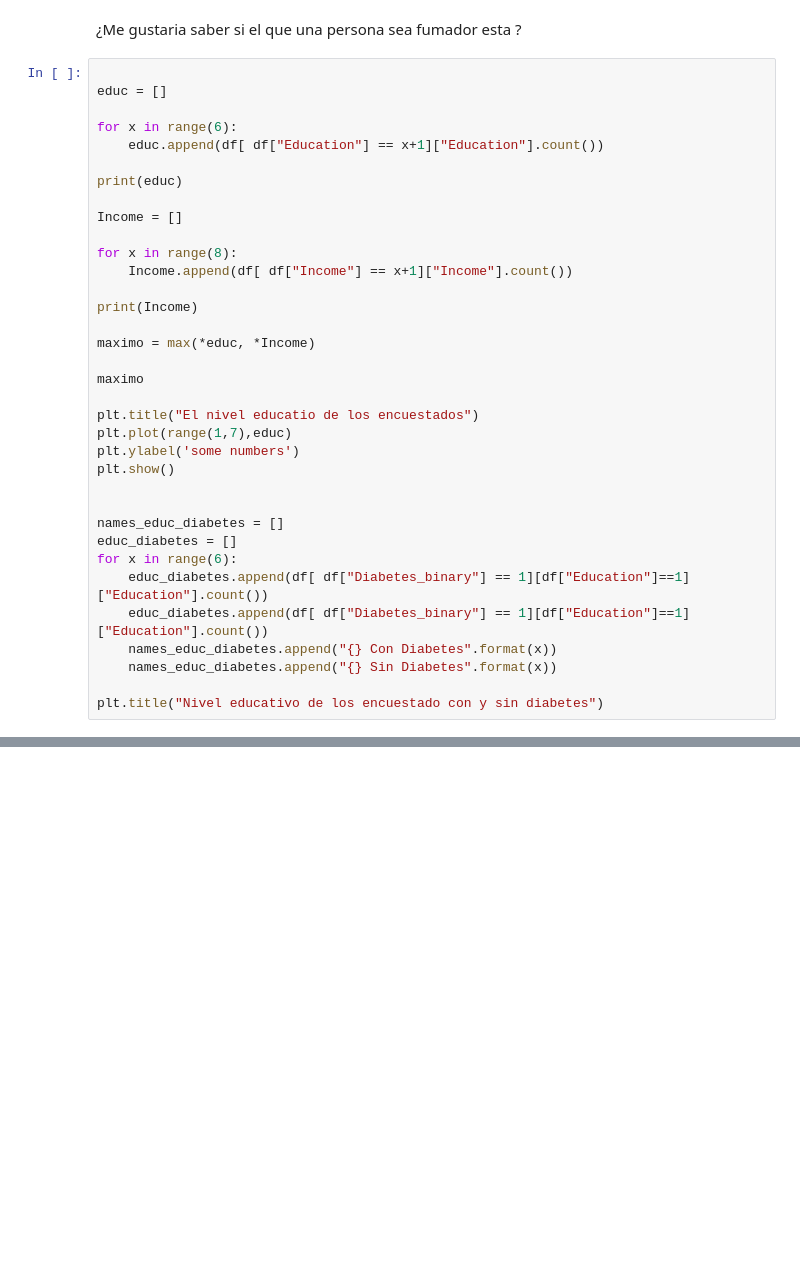
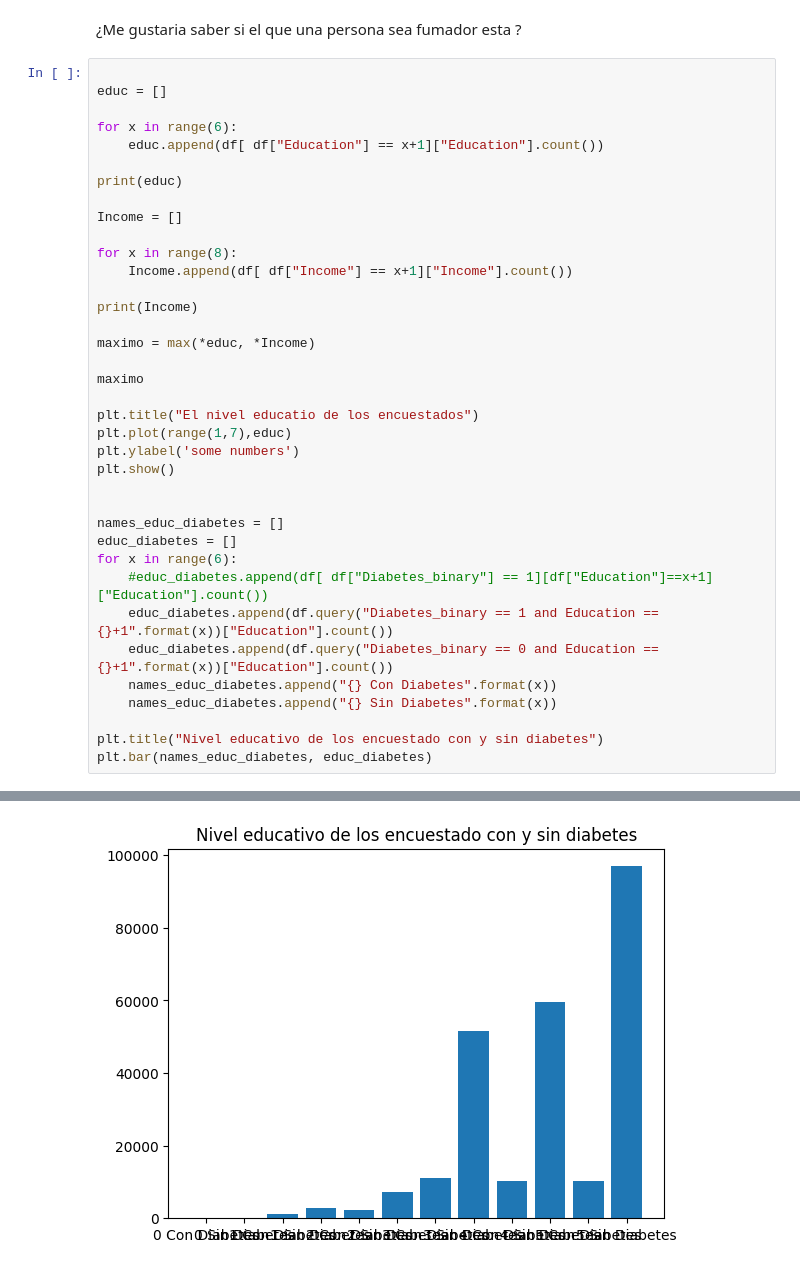
Before and after one commit to l1nk26/Proyecto-Samsung-Innovation-Campus, a Jupyter notebook: andres.ipynb, the cells around one changed output, grey strips where cells are left out. Drawn from its saved outputs; the diff is of its cells as text; blank space fills up the shorter version.

Commit message:
nivel socila de persona con o sin diabetes

```diff
--- a/andres.ipynb
+++ b/andres.ipynb
@@ -96,12 +96,14 @@ plt.show()
 names_educ_diabetes = []
 educ_diabetes = []
 for x in range(6):
-    educ_diabetes.append(df[ df["Diabetes_binary"] == 1][df["Education"]==1]["Education"].count())
-    educ_diabetes.append(df[ df["Diabetes_binary"] == 1][df["Education"]==1]["Education"].count())
+    #educ_diabetes.append(df[ df["Diabetes_binary"] == 1][df["Education"]==x+1]["Education"].count())
+    educ_diabetes.append(df.query("Diabetes_binary == 1 and Education == {}+1".format(x))["Education"].count())
+    educ_diabetes.append(df.query("Diabetes_binary == 0 and Education == {}+1".format(x))["Education"].count())
     names_educ_diabetes.append("{} Con Diabetes".format(x))
     names_educ_diabetes.append("{} Sin Diabetes".format(x))
 
 plt.title("Nivel educativo de los encuestado con y sin diabetes")
+plt.bar(names_educ_diabetes, educ_diabetes)
 # %% [output]
 [np.int64(174), np.int64(4043), np.int64(9478), np.int64(62750), np.int64(69910), np.int64(107325)]
 [np.int64(9811), np.int64(11783), np.int64(15994), np.int64(20135), np.int64(25883), np.int64(36470), np.int64(43219), np.int64(90385)]
@@ -126,0 +112 @@ plt.title("Nivel educativo de los encuestado con y sin diabetes")
+[figure, added]
```
Also changed, not shown: parts of 5 cells of this notebook.
